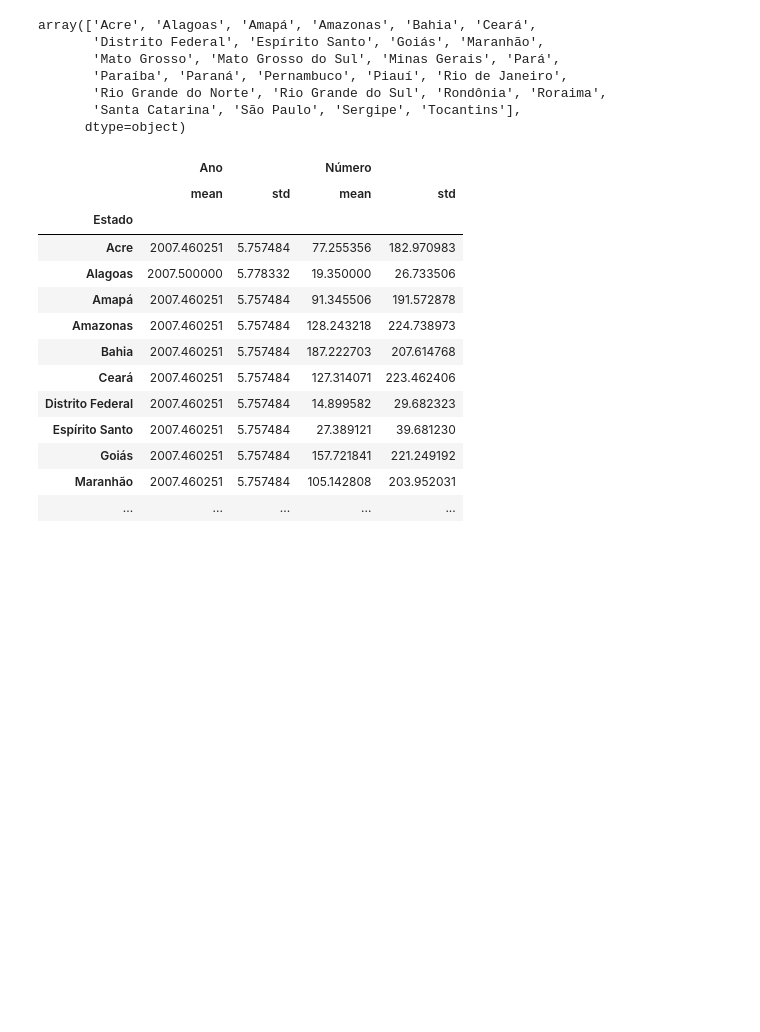
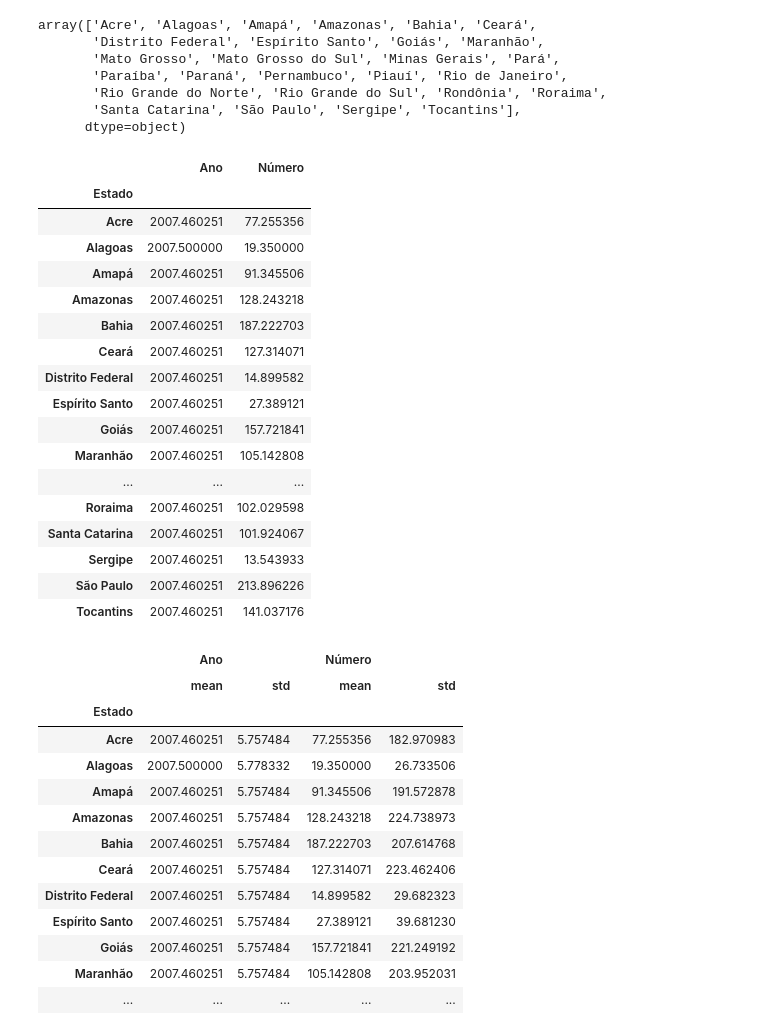
Before and after one commit to douglasvitoreti/scientific-python-lectures, a Jupyter notebook: Lecture-6-Pandas.ipynb, the cells around one changed output. Cells and saved outputs as stored; diff of their text form; code cells hidden in the pictures; blank space fills up the shorter version.

```diff
--- a/Lecture-6-Pandas.ipynb
+++ b/Lecture-6-Pandas.ipynb
@@ -401,6 +482,27 @@ array(['Acre', 'Alagoas', 'Amapá', 'Amazonas', 'Bahia', 'Ceará',
        'Rio Grande do Norte', 'Rio Grande do Sul', 'Rondônia', 'Roraima',
        'Santa Catarina', 'São Paulo', 'Sergipe', 'Tocantins'],
       dtype=object)
+# %%
+amazon_fires.groupby('Estado').mean()
+# %% [output]
+|  | Ano | Número |
+| Estado |  |  |
+| Acre | 2007.460251 | 77.255356 |
+| Alagoas | 2007.500000 | 19.350000 |
+| Amapá | 2007.460251 | 91.345506 |
+| Amazonas | 2007.460251 | 128.243218 |
+| Bahia | 2007.460251 | 187.222703 |
+| Ceará | 2007.460251 | 127.314071 |
+| Distrito Federal | 2007.460251 | 14.899582 |
+| Espírito Santo | 2007.460251 | 27.389121 |
+| Goiás | 2007.460251 | 157.721841 |
+| Maranhão | 2007.460251 | 105.142808 |
+| ... | ... | ... |
+| Roraima | 2007.460251 | 102.029598 |
+| Santa Catarina | 2007.460251 | 101.924067 |
+| Sergipe | 2007.460251 | 13.543933 |
+| São Paulo | 2007.460251 | 213.896226 |
+| Tocantins | 2007.460251 | 141.037176 |
 # %%
 amazon_fires.groupby('Estado').agg(['mean', 'std'])
 # %% [output]
```
Also changed, not shown: parts of 34 cells of this notebook, 1 other file.
